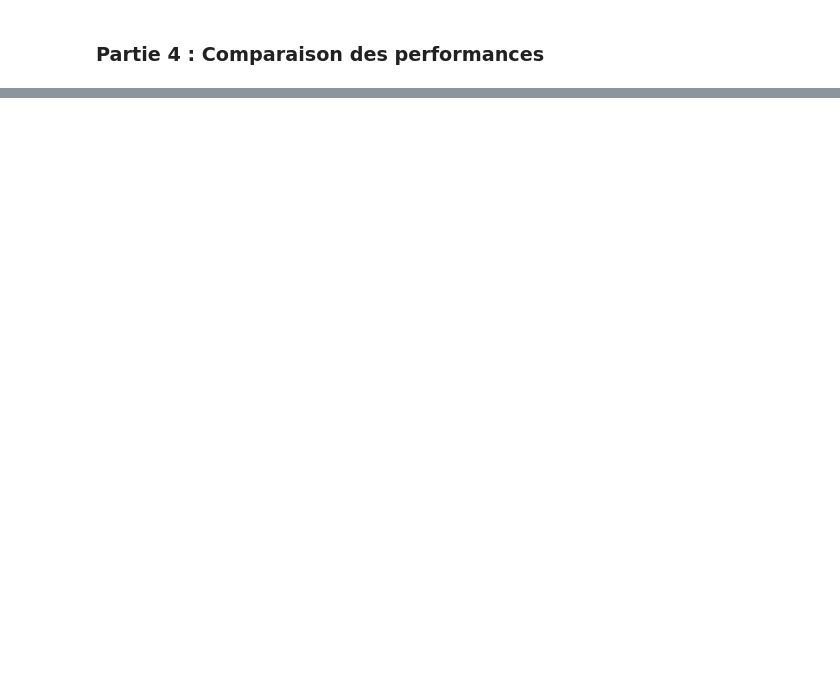
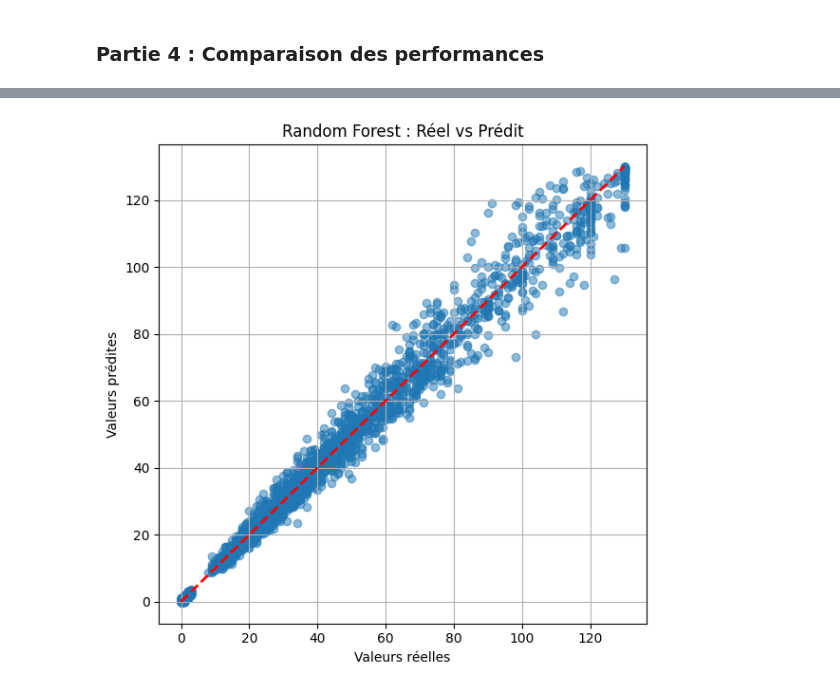
Before and after one commit to FarahBelghith2/PFE, a Jupyter notebook: Nettoyage_données.ipynb, the cells around one changed output, grey strips where cells are left out. Saved outputs shown, nothing was run; the diff lists cells and outputs as text; code cells hidden in the pictures; blank space fills up the shorter version.

```diff
--- a/Nettoyage_données.ipynb
+++ b/Nettoyage_données.ipynb
@@ -378,0 +373,15 @@ resultats
+# %%
+plt.figure(figsize=(6, 6))
+plt.scatter(y_test_plot, y_pred_rf, alpha=0.5)
+plt.plot([y_test_plot.min(), y_test_plot.max()],
+         [y_test_plot.min(), y_test_plot.max()],
+         'r--', linewidth=2)
+
+plt.title('Random Forest : Réel vs Prédit')
+plt.xlabel('Valeurs réelles')
+plt.ylabel('Valeurs prédites')
+plt.grid(True)
+plt.tight_layout()
+plt.show()
+# %% [output]
+[figure, added]
```
Also changed, not shown: parts of 58 cells of this notebook.
